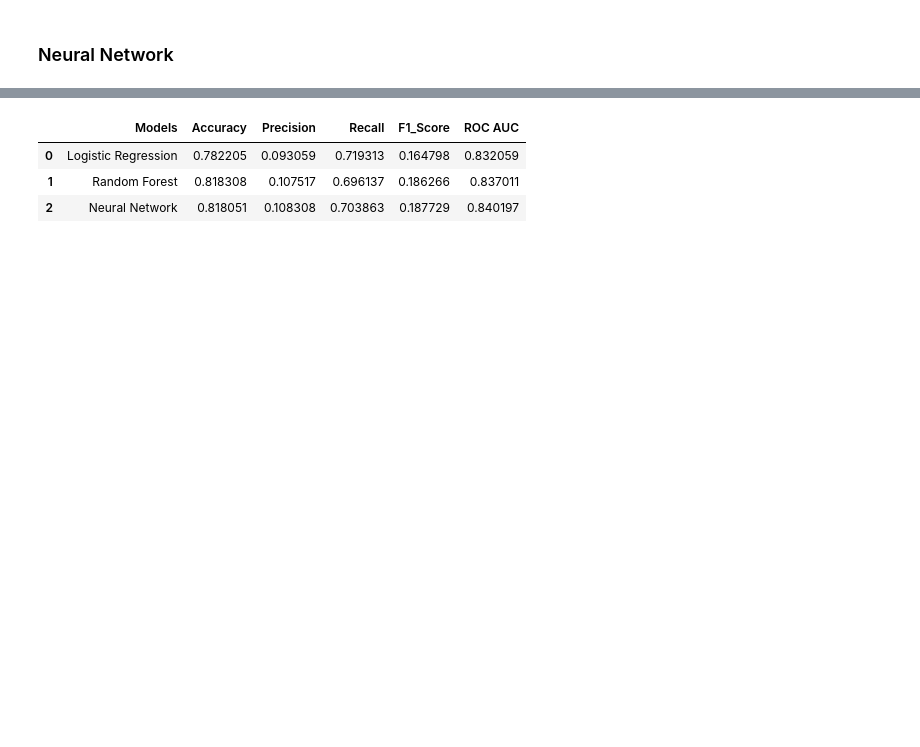
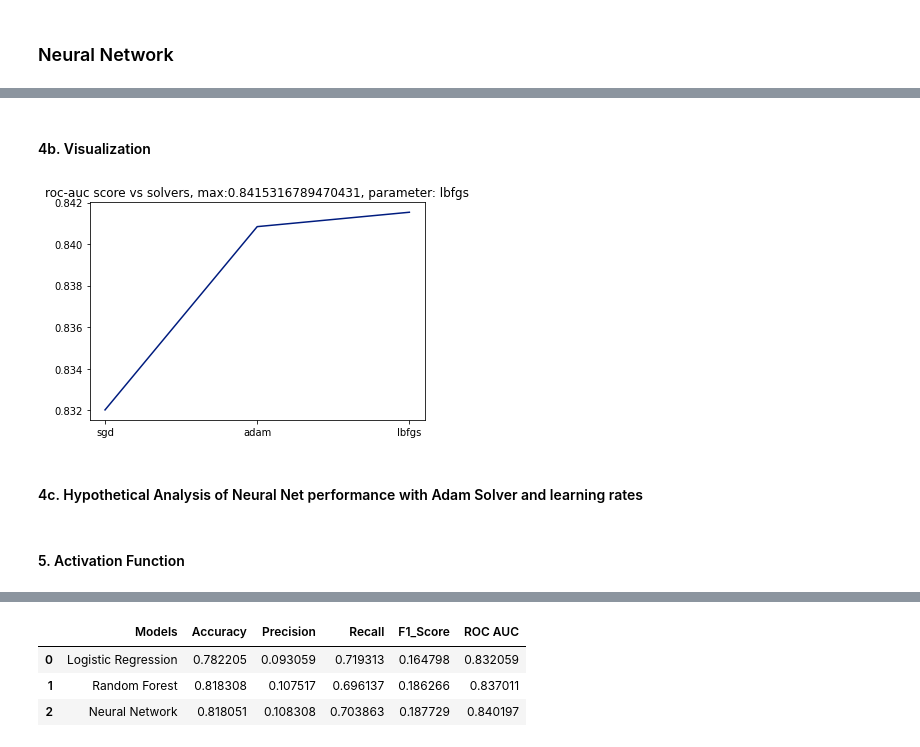
Before and after one commit to kayfilipp/HigherME, a Jupyter notebook: census_data/Modeling.ipynb, the cells around one changed output, grey strips where cells are left out. Drawn from its saved outputs; the diff is of its cells as text; code cells hidden in the pictures; blank space fills up the shorter version.

```diff
--- a/census_data/Modeling.ipynb
+++ b/census_data/Modeling.ipynb
@@ -561,0 +640,33 @@ ROC AUC: 0.840197
+# %%
+solvers = ['sgd','adam','lbfgs']
+roc_scores = []
+
+for solver in solvers:
+    neuralNet = MLPClassifier(
+        hidden_layer_sizes = (4)
+        , activation       = 'logistic'
+        , solver           = solver
+        , max_iter         = 100
+        , alpha            = 0.0037
+        , random_state     = 1
+    )
+    neuralNet.fit(train_X_res, train_y_res)
+    #confusionMatrices(neuralNet, 'Neural Network')
+    neuralNet_pred = neuralNet.predict(test_X)
+    this_roc = evalMetrics(neuralNet,neuralNet_pred,verbose=False)['roc_auc']
+    roc_scores.append(this_roc)
+# %% [markdown]
+#### 4b. Visualization
+# %%
+# plot
+plt.plot(solvers,roc_scores)
+max_roc = max(roc_scores)
+max_index = roc_scores.index(max_roc)
+max_param = solvers[max_index]
+
+plt.title(f'roc-auc score vs solvers, max:{max_roc}, parameter: {max_param}')
+plt.show()
+# %% [output]
+[figure, added]
+# %% [markdown]
+#### 4c. Hypothetical Analysis of Neural Net performance with Adam Solver and learning rates
@@ -561,0 +701,2 @@ ROC AUC: 0.840197
+# %% [markdown]
+#### 5. Activation Function
```
Also changed, not shown: parts of 73 cells of this notebook.
